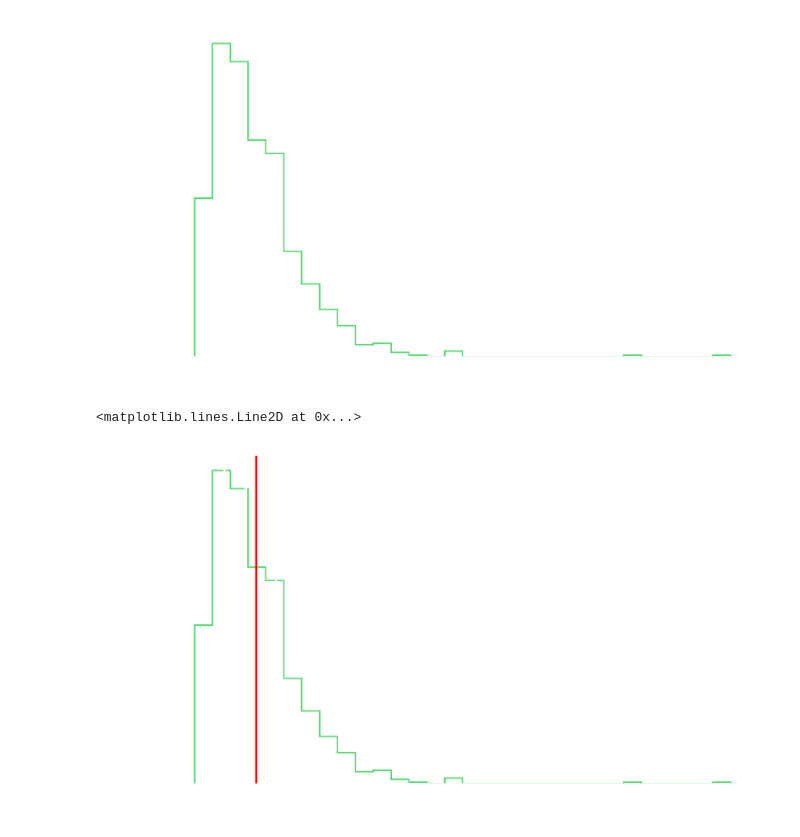
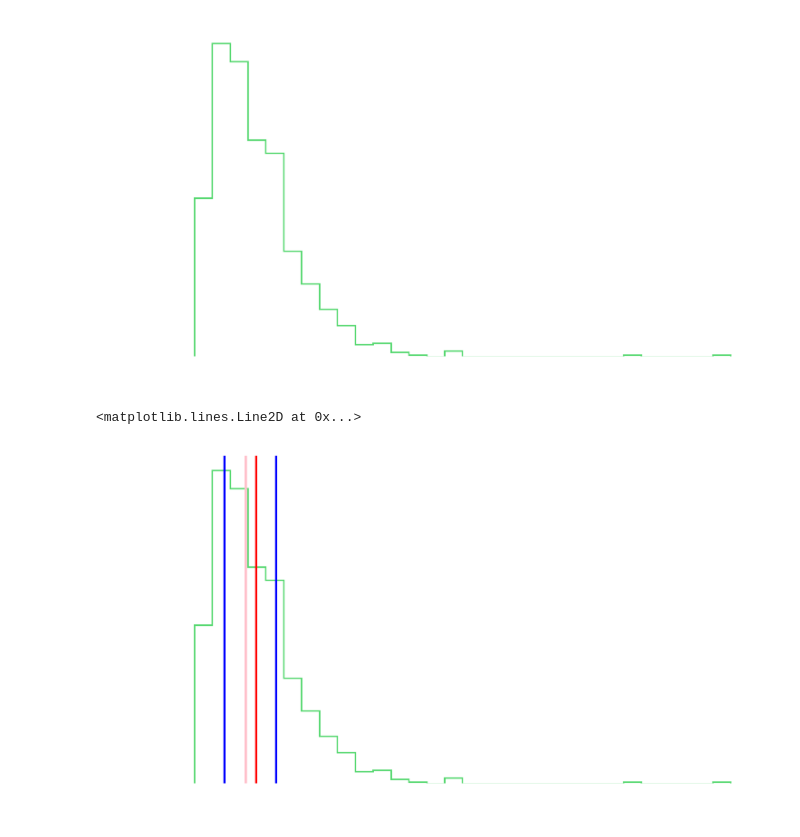
Before and after one commit to RyanLBuchanan/D206_Data_Cleaning, a Jupyter notebook: Learning_Resources/Python_Statistics_Essential_Training/Exercise Files/chapter3/03_03/my_histograms.ipynb, the cells around one changed output. Cells and saved outputs as stored; diff of their text form; code cells hidden in the pictures.

Commit message:
chore: Begun afternoon session with PSET plots tutorial

```diff
--- a/Learning_Resources/Python_Statistics_Essential_Training/Exercise Files/chapter3/03_03/my_histograms.ipynb
+++ b/Learning_Resources/Python_Statistics_Essential_Training/Exercise Files/chapter3/03_03/my_histograms.ipynb
@@ -43,10 +43,10 @@ china1965.income.plot(kind='hist', histtype='step', bins=30)
 # %%
 china1965.income.plot(kind='hist', histtype='step', bins=30)
 
 pp.axvline(china1965.income.mean(), color='red')
-pp.axvline(china1965.income.median(), color='red')
-pp.axvline(china1965.income.quantile(0.25))
-pp.axvline(china1965.income.quantile(0.75))
+pp.axvline(china1965.income.median(), color='pink')
+pp.axvline(china1965.income.quantile(0.25), color='blue')
+pp.axvline(china1965.income.quantile(0.75), color='blue')
 # %% [output]
 <matplotlib.lines.Line2D at 0x...>
-[figure, old version]
+[figure, new version]
```
Also changed, not shown: parts of 1 cell of this notebook.
